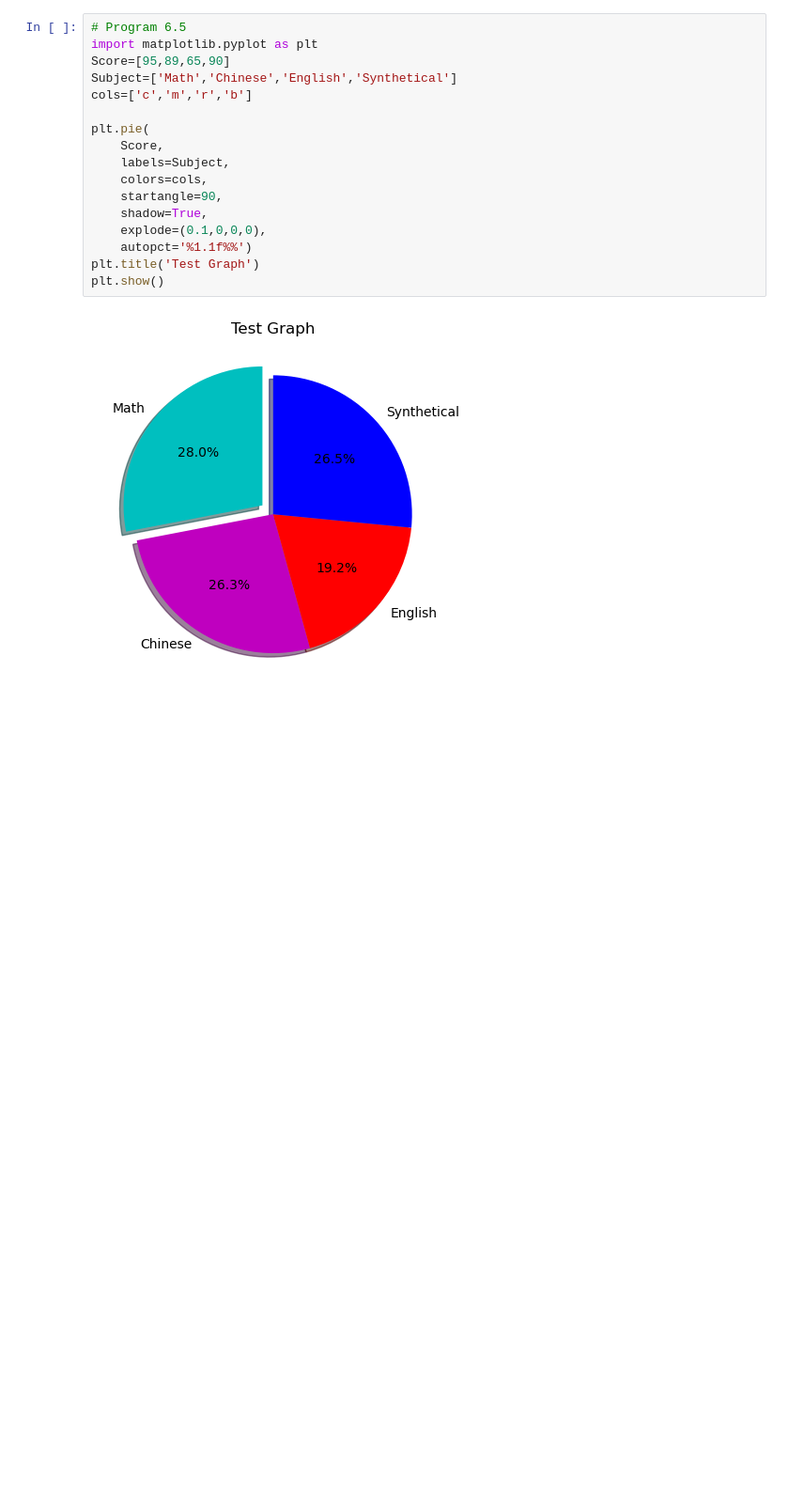
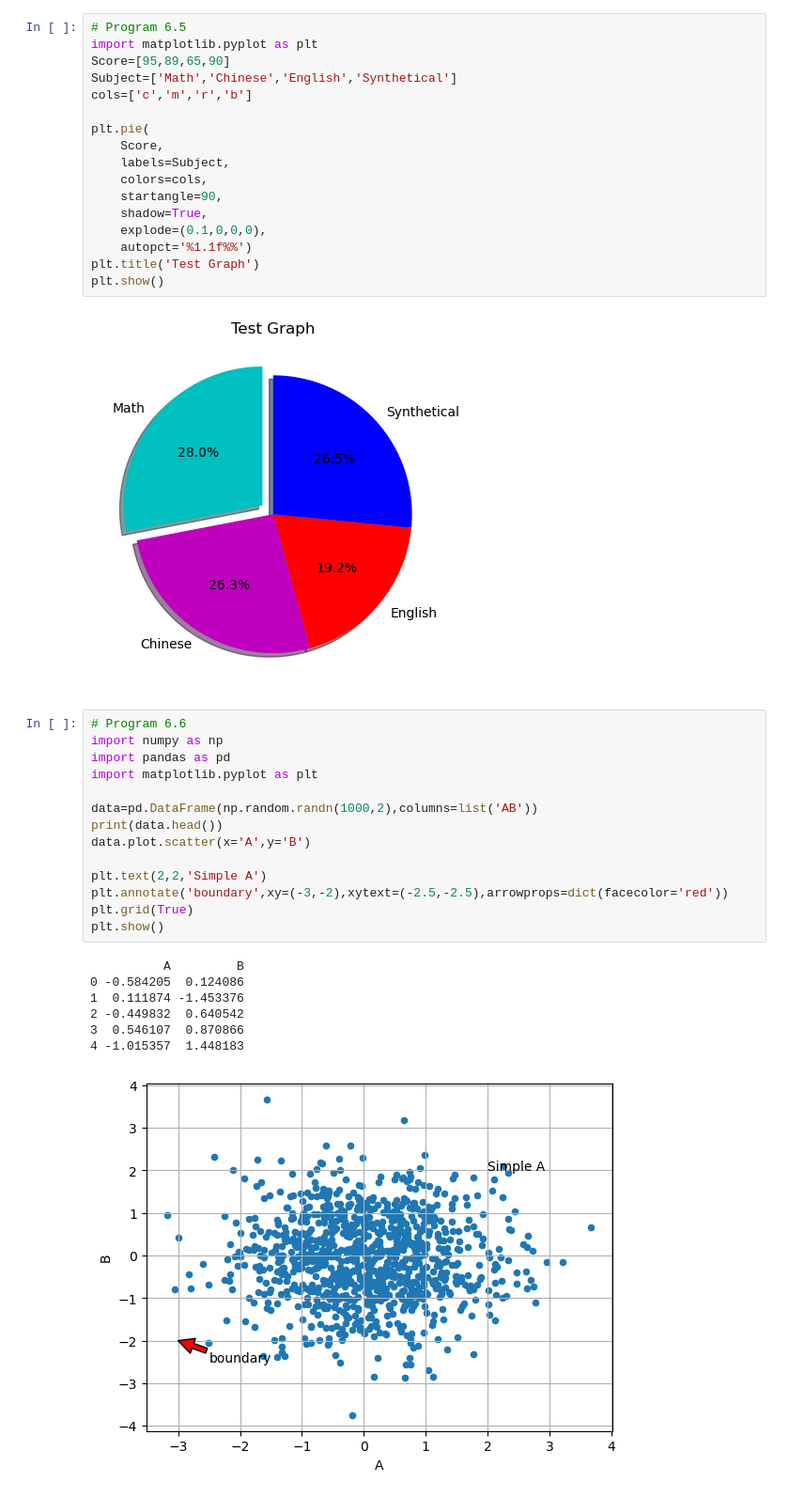
Before and after one commit to MemoryFactory/jupyter_basic, a Jupyter notebook: python_basic_exercises.ipynb, the cells around one changed output. Shown: that part at 94% size. Cells and saved outputs as stored; diff of their text form; blank space fills up the shorter version.

Commit message:
program 6.6-6.7

```diff
--- a/python_basic_exercises.ipynb
+++ b/python_basic_exercises.ipynb
@@ -217,3 +217,25 @@ plt.title('Test Graph')
 plt.show()
 # %% [output]
 [figure]
+# %%
+# Program 6.6
+import numpy as np
+import pandas as pd
+import matplotlib.pyplot as plt
+
+data=pd.DataFrame(np.random.randn(1000,2),columns=list('AB'))
+print(data.head())
+data.plot.scatter(x='A',y='B')
+
+plt.text(2,2,'Simple A')
+plt.annotate('boundary',xy=(-3,-2),xytext=(-2.5,-2.5),arrowprops=dict(facecolor='red'))
+plt.grid(True)
+plt.show()
+# %% [output]
+          A         B
+0 -0.584205  0.124086
+1  0.111874 -1.453376
+2 -0.449832  0.640542
+3  0.546107  0.870866
+4 -1.015357  1.448183
+[figure, added]
```
Also changed, not shown: parts of 1 cell of this notebook.
